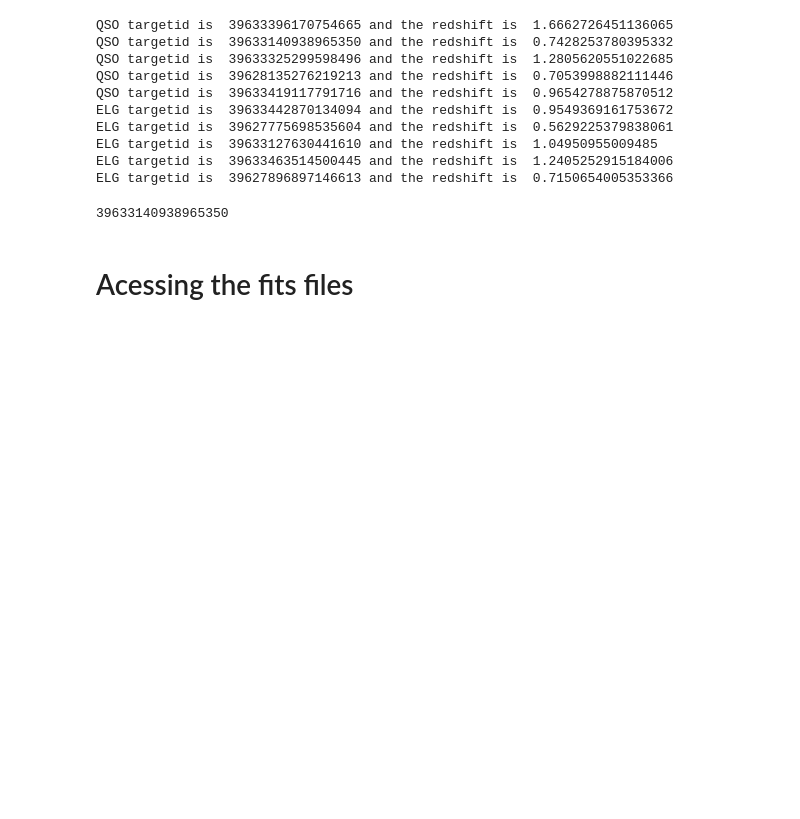
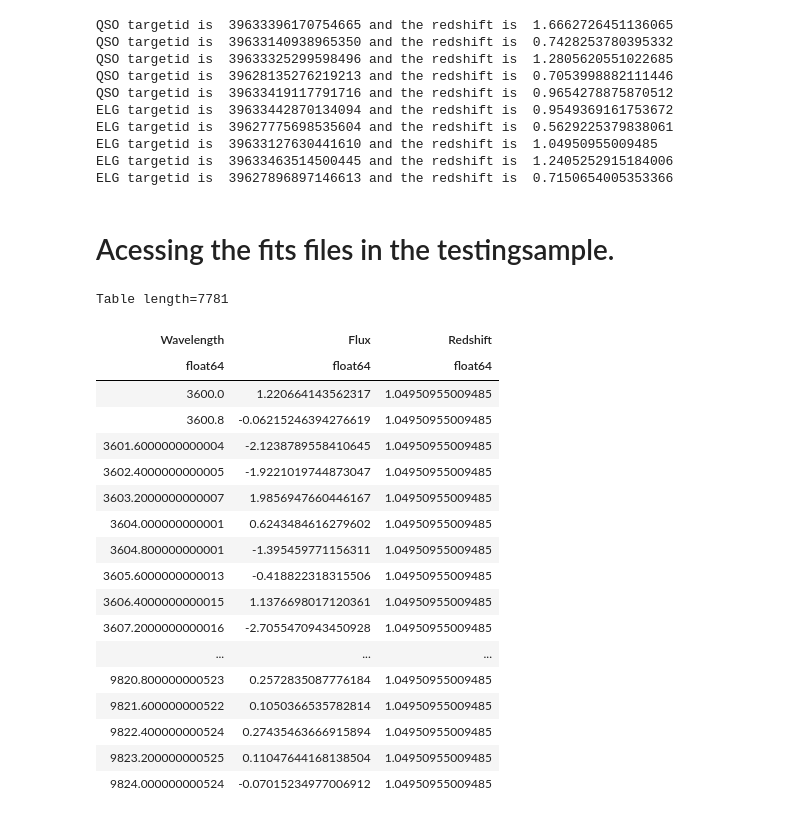
Before and after one commit to emcarthur123/QSL-ML, a Jupyter notebook: TestingSample.ipynb, the cells around one changed output. Cells and saved outputs as stored; diff of their text form; code cells hidden in the pictures; blank space fills up the shorter version.

```diff
--- a/TestingSample.ipynb
+++ b/TestingSample.ipynb
@@ -627,9 +625,5 @@ ELG targetid is  39627775698535604 and the redshift is  0.5629225379838061
 ELG targetid is  39633127630441610 and the redshift is  1.04950955009485
 ELG targetid is  39633463514500445 and the redshift is  1.2405252915184006
 ELG targetid is  39627896897146613 and the redshift is  0.7150654005353366
-# %%
-new_dist_qso['targetid'].iloc[1]
-# %% [output]
-39633140938965350
 # %% [markdown]
-# Acessing the fits files
+# Acessing the fits files in the testingsample.
@@ -635,0 +633,22 @@ new_dist_qso['targetid'].iloc[1]
+# %%
+new_table
+# %% [output]
+Table length=7781
+| Wavelength | Flux | Redshift |
+| float64 | float64 | float64 |
+| 3600.0 | 1.220664143562317 | 1.04950955009485 |
+| 3600.8 | -0.06215246394276619 | 1.04950955009485 |
+| 3601.6000000000004 | -2.1238789558410645 | 1.04950955009485 |
+| 3602.4000000000005 | -1.9221019744873047 | 1.04950955009485 |
+| 3603.2000000000007 | 1.9856947660446167 | 1.04950955009485 |
+| 3604.000000000001 | 0.6243484616279602 | 1.04950955009485 |
+| 3604.800000000001 | -1.395459771156311 | 1.04950955009485 |
+| 3605.6000000000013 | -0.418822318315506 | 1.04950955009485 |
+| 3606.4000000000015 | 1.1376698017120361 | 1.04950955009485 |
+| 3607.2000000000016 | -2.7055470943450928 | 1.04950955009485 |
+| ... | ... | ... |
+| 9820.800000000523 | 0.2572835087776184 | 1.04950955009485 |
+| 9821.600000000522 | 0.1050366535782814 | 1.04950955009485 |
+| 9822.400000000524 | 0.27435463666915894 | 1.04950955009485 |
+| 9823.200000000525 | 0.11047644168138504 | 1.04950955009485 |
+| 9824.000000000524 | -0.07015234977006912 | 1.04950955009485 |
```
Also changed, not shown: parts of 3 cells of this notebook, 15 other files.
